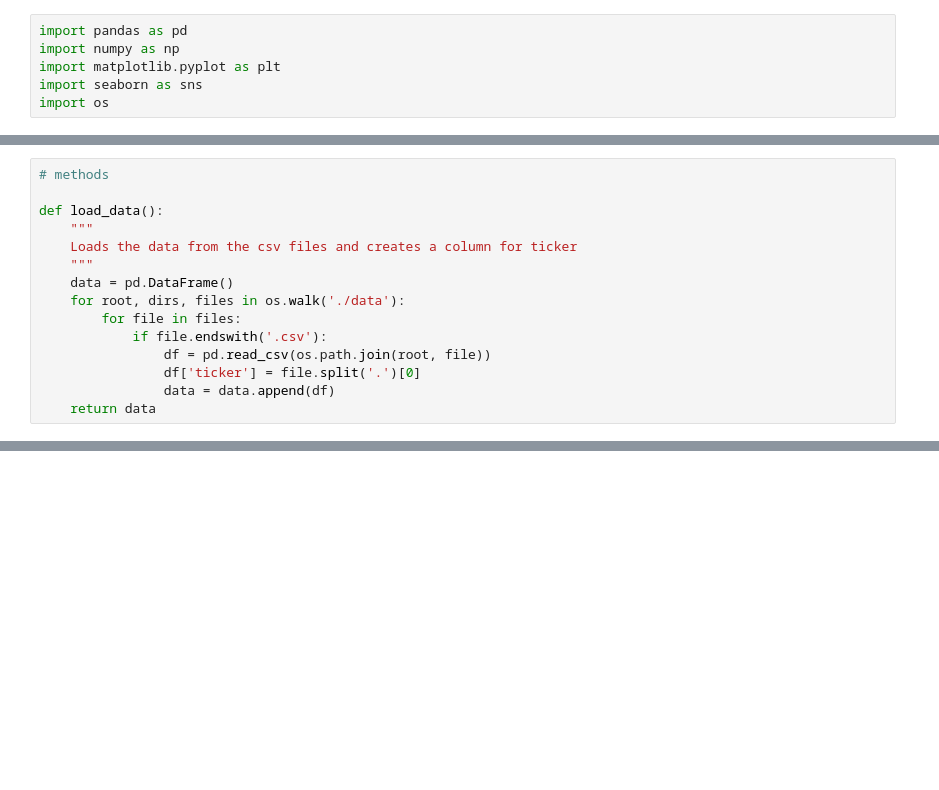
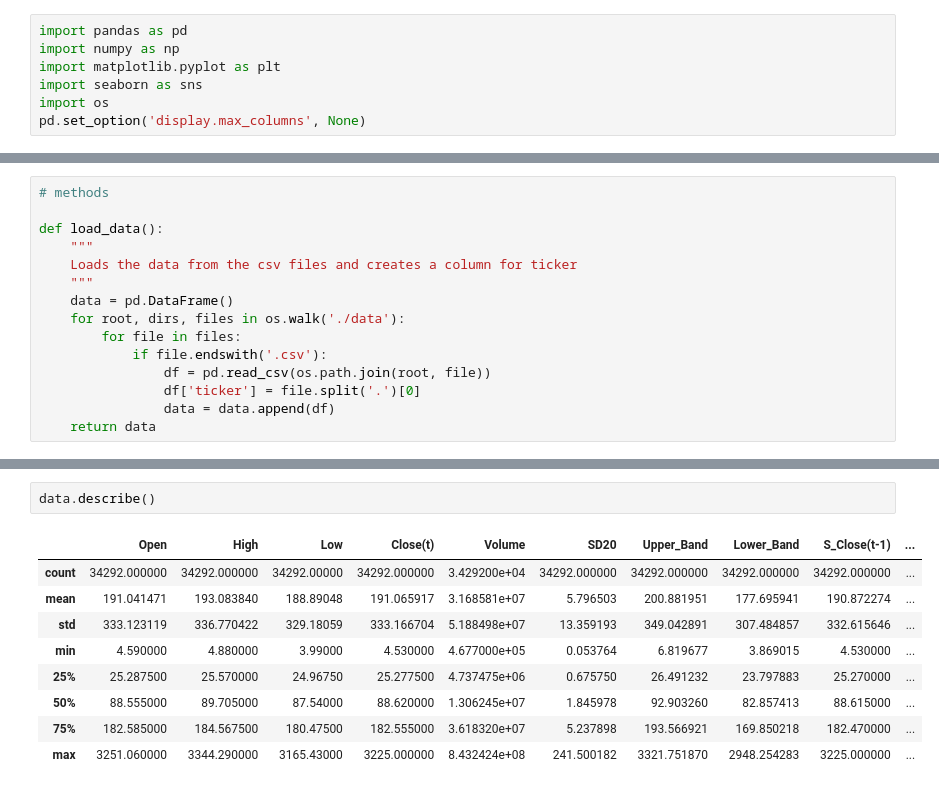
Before and after one commit to nikovacs/ML_Final_Project, a Jupyter notebook: stock_price_predictions.ipynb, the cells around one changed output, grey strips where cells are left out. Drawn from its saved outputs; the diff is of its cells as text; blank space fills up the shorter version.

```diff
--- a/stock_price_predictions.ipynb
+++ b/stock_price_predictions.ipynb
@@ -4,6 +4,7 @@ import numpy as np
 import matplotlib.pyplot as plt
 import seaborn as sns
 import os
+pd.set_option('display.max_columns', None)
 # %% [markdown]
 Frame the Problem
 ----
@@ -40,0 +64,12 @@ load_data()
+# %%
+data.describe()
+# %% [output]
+|  | Open | High | Low | Close(t) | Volume | SD20 | Upper_Band | Lower_Band | S_Close(t-1) | ... |
+| count | 34292.000000 | 34292.000000 | 34292.00000 | 34292.000000 | 3.429200e+04 | 34292.000000 | 34292.000000 | 34292.000000 | 34292.000000 | ... |
+| mean | 191.041471 | 193.083840 | 188.89048 | 191.065917 | 3.168581e+07 | 5.796503 | 200.881951 | 177.695941 | 190.872274 | ... |
+| std | 333.123119 | 336.770422 | 329.18059 | 333.166704 | 5.188498e+07 | 13.359193 | 349.042891 | 307.484857 | 332.615646 | ... |
+| min | 4.590000 | 4.880000 | 3.99000 | 4.530000 | 4.677000e+05 | 0.053764 | 6.819677 | 3.869015 | 4.530000 | ... |
+| 25% | 25.287500 | 25.570000 | 24.96750 | 25.277500 | 4.737475e+06 | 0.675750 | 26.491232 | 23.797883 | 25.270000 | ... |
+| 50% | 88.555000 | 89.705000 | 87.54000 | 88.620000 | 1.306245e+07 | 1.845978 | 92.903260 | 82.857413 | 88.615000 | ... |
+| 75% | 182.585000 | 184.567500 | 180.47500 | 182.555000 | 3.618320e+07 | 5.237898 | 193.566921 | 169.850218 | 182.470000 | ... |
+| max | 3251.060000 | 3344.290000 | 3165.43000 | 3225.000000 | 8.432424e+08 | 241.500182 | 3321.751870 | 2948.254283 | 3225.000000 | ... |
```
Also changed, not shown: parts of 7 cells of this notebook.
